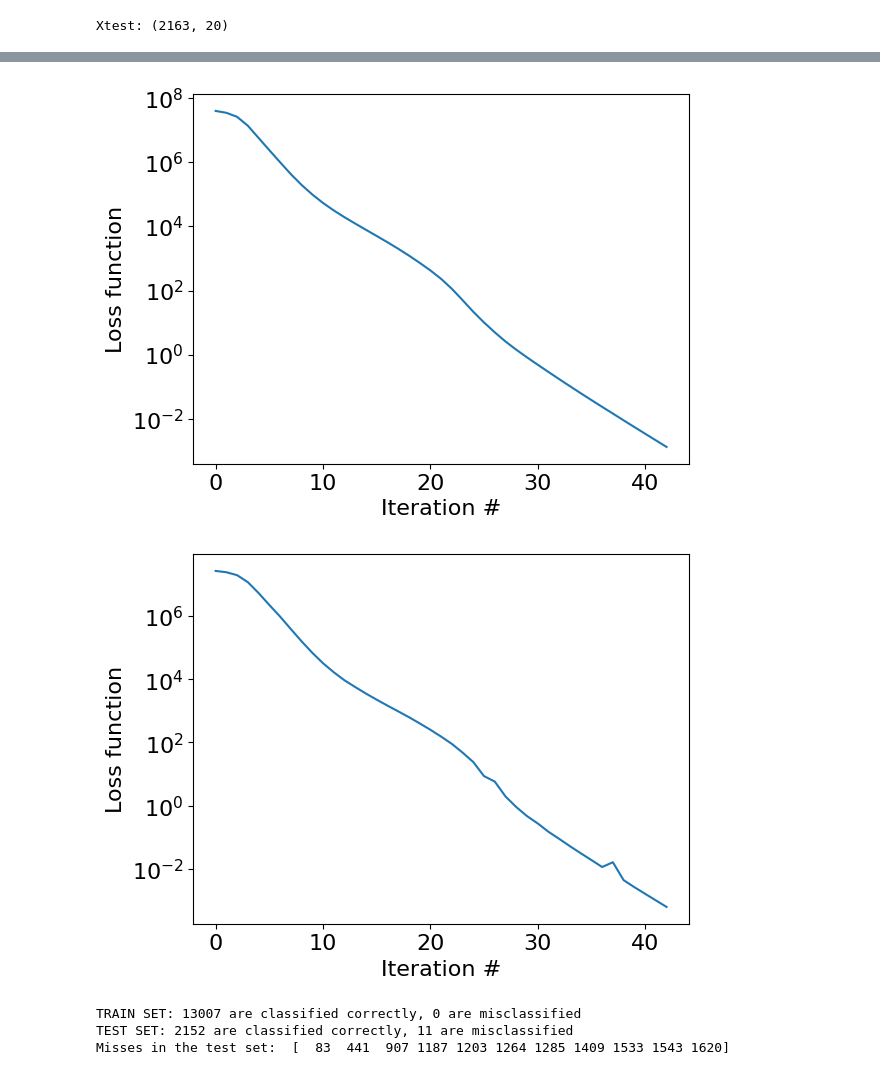
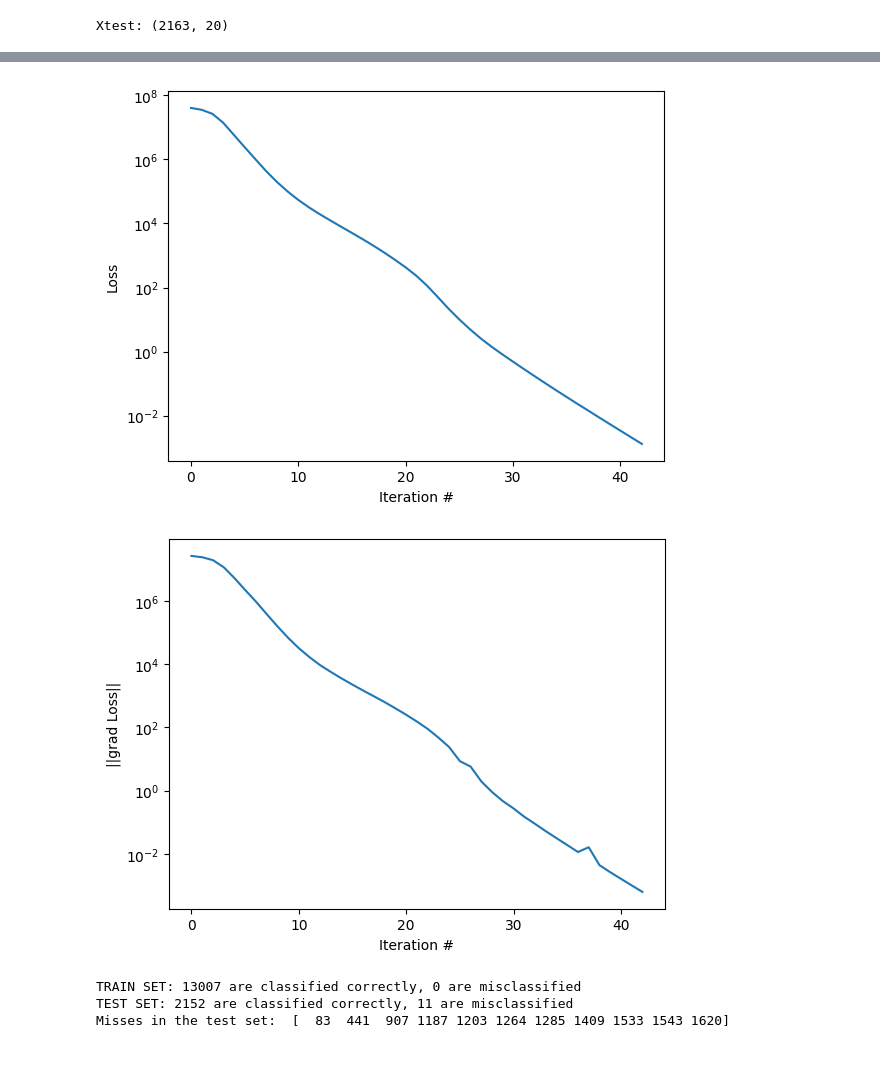
Before and after one commit to elijahkin/amsc660, a Jupyter notebook: hw12/hw12.ipynb, the cells around one changed output, grey strips where cells are left out. Saved outputs shown, nothing was run; the diff lists cells and outputs as text; code cells hidden in the pictures.

Commit message:
Levenberg-Marquardt cleanup

```diff
--- a/hw12/hw12.ipynb
+++ b/hw12/hw12.ipynb
@@ -56,15 +58,8 @@ for i in range(m1):
 # %% [output]
 [figure]
 # %%
-# Dsiplay the first 100 images of 7
-m1 = 10
-m2 = 10
-fig, axs = plt.subplots(m1,m2)
-for i in range(m1):
-    for j in range(m2):
-        img = np.squeeze(imgs_train_7[:,:,i*m2+j])
-        axs[i,j].imshow(img)
-        axs[i,j].axis("off")
+# Display the first 100 images of 7
+display_grid(10, 10, imgs_train_7)
 # %% [output]
 [figure]
 # %%
@@ -166,13 +165,12 @@ def myquadratic(X,y,w):
 # Call Levenberg-Marquardt
 d = NPCA
 def r_and_J(w):
-    return Res_and_Jac(Xtrain,lbl_train,w)
+    return Res_and_Jac(Xtrain, lbl_train, w)
 # The quadratic surface is of the form x^\top W x + v x + b
-# The total number of parameters in W,v,b is d^2 + d + 1
+# The total number of parameters in W, v, b is d^2 + d + 1
 # The initial guess: all parameters are ones
-w = np.ones((d*d + d + 1,))
+w = np.ones((d * d + d + 1,))
 iter_max = 600
 tol = 1e-3
-w,Niter,Loss_vals,gradnorm_vals = LevenbergMarquardt(r_and_J,w,iter_max,tol)
-# print(w)
+w, Loss_vals, gradnorm_vals = LevenbergMarquardt(r_and_J, w, iter_max, tol)
 # %% [output]
@@ -196,22 +194,20 @@ LM, iter #42: loss = 1.3246e-03, gradnorm = 6.2825e-04, rho = 9.0377e-01, R = 1.
 # %%
 # Plot the loss function
 fig = plt.figure()
-plt.rcParams.update({'font.size': 16})
-plt.plot(Loss_vals,label = "Loss")
-plt.xlabel("Iteration #")
-plt.ylabel("Loss function")
-plt.yscale("log")
+plt.plot(Loss_vals)
+plt.xlabel('Iteration #')
+plt.ylabel('Loss')
+plt.yscale('log')
 # %% [output]
-[figure, old version]
+[figure, new version]
 # %%
 # Plot the norm of the gradient of the loss
 fig = plt.figure()
-plt.rcParams.update({'font.size': 16})
-plt.plot(gradnorm_vals,label = "||grad Loss||")
-plt.xlabel("Iteration #")
-plt.ylabel("Loss function")
-plt.yscale("log")
+plt.plot(gradnorm_vals)
+plt.xlabel('Iteration #')
+plt.ylabel('||grad Loss||')
+plt.yscale('log')
 # %% [output]
-[figure, old version]
+[figure, new version]
 # %%
 # Apply the learned classifier to the test set
```
Also changed, not shown: parts of 12 cells of this notebook, 2 other files.
